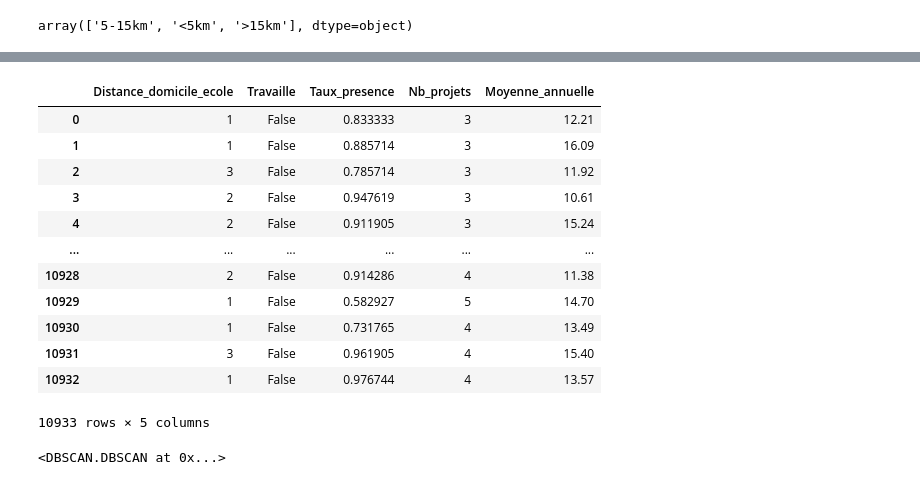
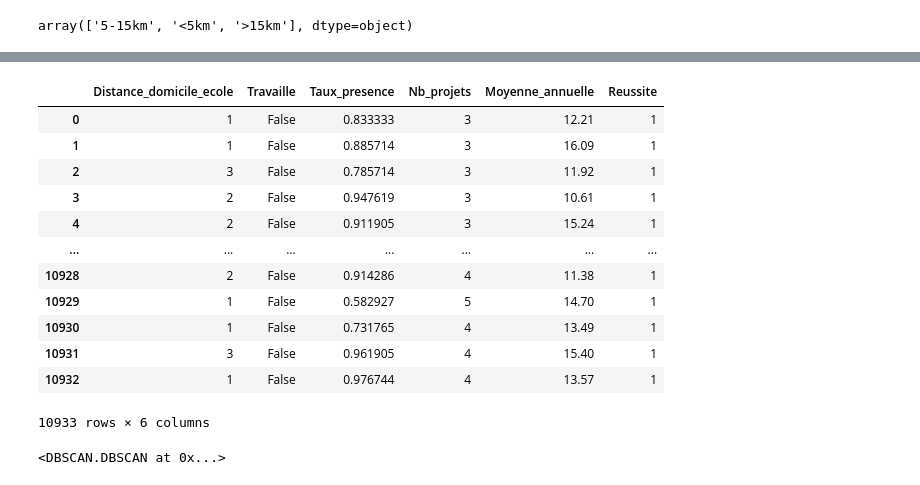
Before and after one commit to TCHOUANANG-dimitri/ML-PROJECT, a Jupyter notebook: Training&Saving/preformance explanation.ipynb, the cells around one changed output, grey strips where cells are left out. Drawn from its saved outputs; the diff is of its cells as text; code cells hidden in the pictures.

```diff
--- a/Training&Saving/preformance explanation.ipynb
+++ b/Training&Saving/preformance explanation.ipynb
@@ -89,22 +91,22 @@ students_base
 | 10932 | 24G97398 | 2024/2025 | 3 | SCI ING | Energie | 22 | 2002 | False | ... |
 10933 rows × 23 columns
 # %%
-X = students_base[["Distance_domicile_ecole","Travaille","Taux_presence","Nb_projets","Moyenne_annuelle"]]
+X = students_base[["Distance_domicile_ecole","Travaille","Taux_presence","Nb_projets","Moyenne_annuelle","Reussite"]]
 X
 # %% [output]
-|  | Distance_domicile_ecole | Travaille | Taux_presence | Nb_projets | Moyenne_annuelle |
-| 0 | 1 | False | 0.833333 | 3 | 12.21 |
-| 1 | 1 | False | 0.885714 | 3 | 16.09 |
-| 2 | 3 | False | 0.785714 | 3 | 11.92 |
-| 3 | 2 | False | 0.947619 | 3 | 10.61 |
-| 4 | 2 | False | 0.911905 | 3 | 15.24 |
-| ... | ... | ... | ... | ... | ... |
-| 10928 | 2 | False | 0.914286 | 4 | 11.38 |
-| 10929 | 1 | False | 0.582927 | 5 | 14.70 |
-| 10930 | 1 | False | 0.731765 | 4 | 13.49 |
-| 10931 | 3 | False | 0.961905 | 4 | 15.40 |
-| 10932 | 1 | False | 0.976744 | 4 | 13.57 |
+|  | Distance_domicile_ecole | Travaille | Taux_presence | Nb_projets | Moyenne_annuelle | Reussite |
+| 0 | 1 | False | 0.833333 | 3 | 12.21 | 1 |
+| 1 | 1 | False | 0.885714 | 3 | 16.09 | 1 |
+| 2 | 3 | False | 0.785714 | 3 | 11.92 | 1 |
+| 3 | 2 | False | 0.947619 | 3 | 10.61 | 1 |
+| 4 | 2 | False | 0.911905 | 3 | 15.24 | 1 |
+| ... | ... | ... | ... | ... | ... | ... |
+| 10928 | 2 | False | 0.914286 | 4 | 11.38 | 1 |
+| 10929 | 1 | False | 0.582927 | 5 | 14.70 | 1 |
+| 10930 | 1 | False | 0.731765 | 4 | 13.49 | 1 |
+| 10931 | 3 | False | 0.961905 | 4 | 15.40 | 1 |
+| 10932 | 1 | False | 0.976744 | 4 | 13.57 | 1 |
-10933 rows × 5 columns
+10933 rows × 6 columns
 # %%
 indices = np.random.permutation(len(X))
 split = int(0.8*len(X))
```
Also changed, not shown: parts of 5 cells of this notebook, 3 other files.
